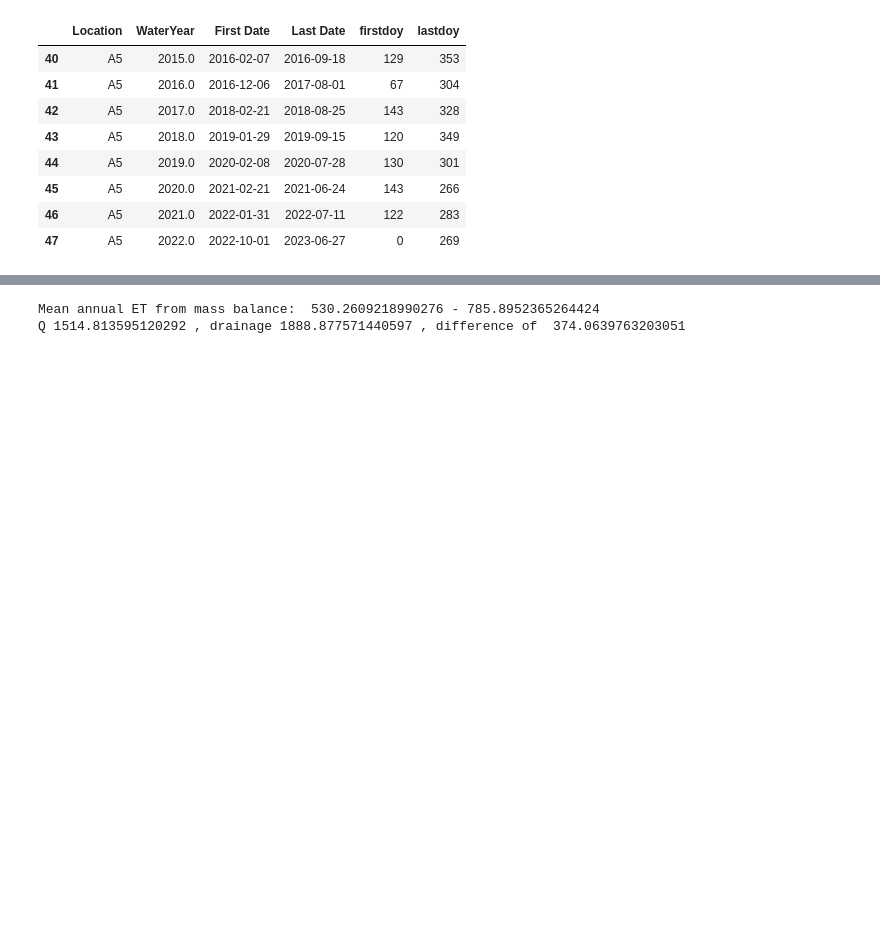
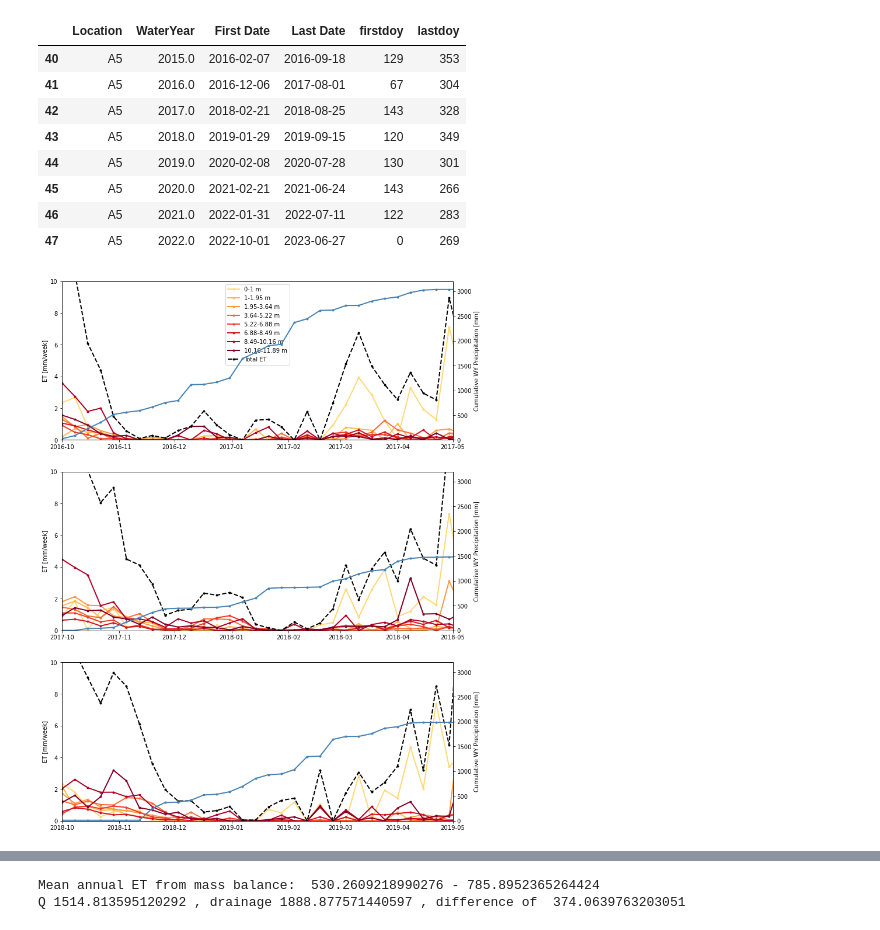
Before and after one commit to lapidesd/ET_layers, a Jupyter notebook: Code/separate_fluxes-final.ipynb, the cells around one changed output, grey strips where cells are left out. Cells and saved outputs as stored; diff of their text form; code cells hidden in the pictures; blank space fills up the shorter version.

```diff
--- a/Code/separate_fluxes-final.ipynb
+++ b/Code/separate_fluxes-final.ipynb
@@ -496,6 +517,10 @@ first_last_dates_water_year[first_last_dates_water_year.Location=='A5']
 | 45 | A5 | 2020.0 | 2021-02-21 | 2021-06-24 | 143 | 266 |
 | 46 | A5 | 2021.0 | 2022-01-31 | 2022-07-11 | 122 | 283 |
 | 47 | A5 | 2022.0 | 2022-10-01 | 2023-06-27 | 0 | 269 |
+# %%
+make_plots(DeltaStorage)
+# %% [output]
+[figure, added]
 # %%
 def make_plots(DeltaStorage):
 
```
Also changed, not shown: parts of 32 cells of this notebook.
